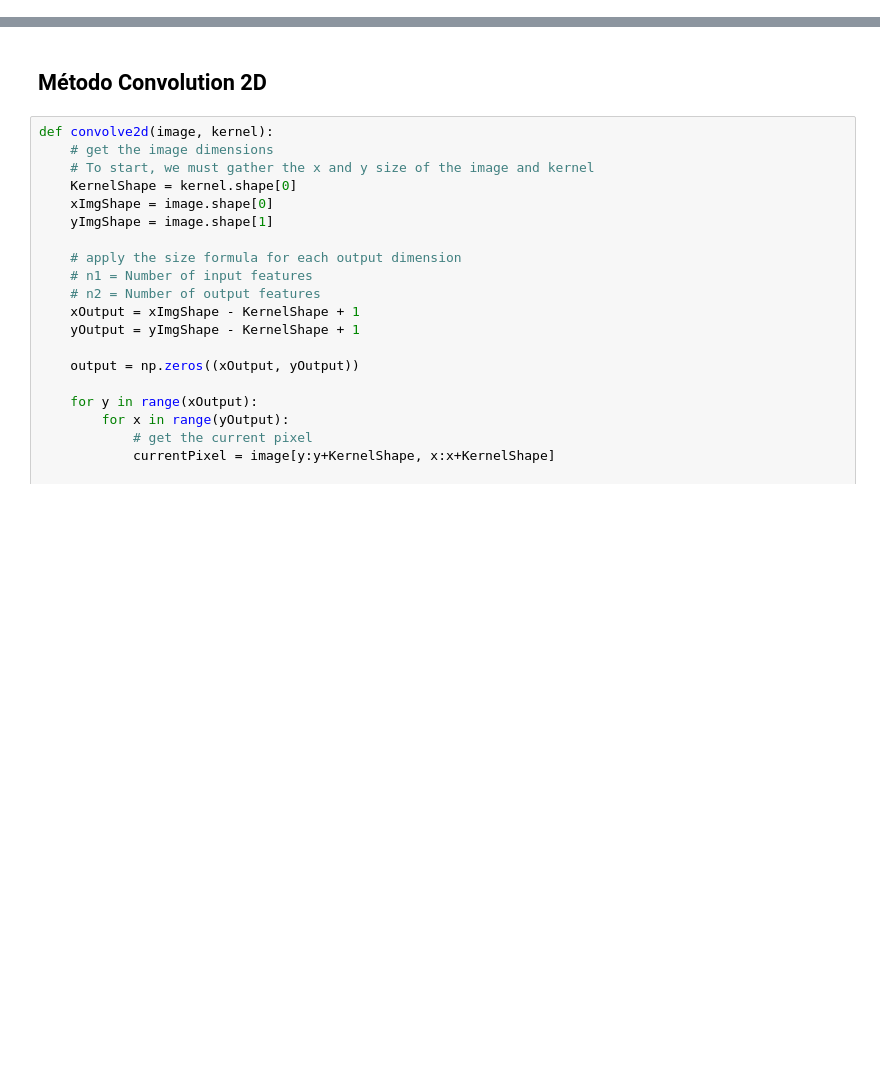
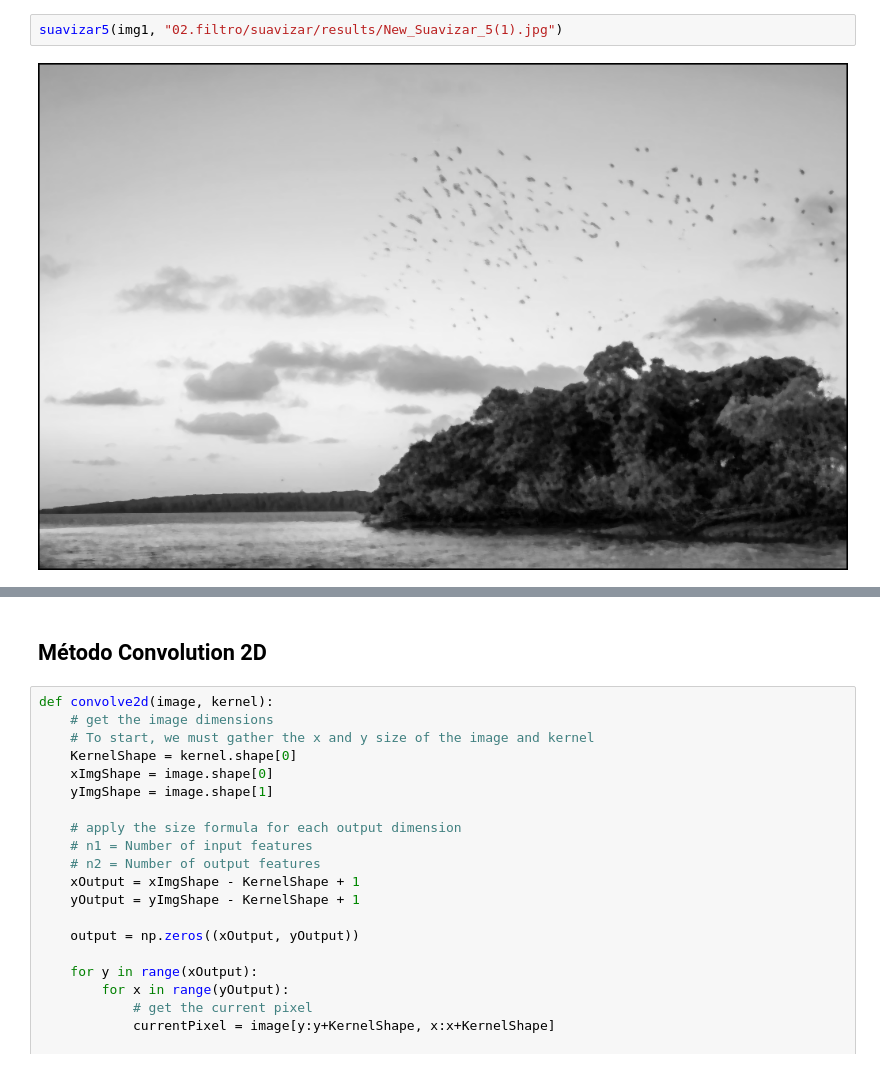
Before and after one commit to JVBravoo/visao_computacional, a Jupyter notebook: Atividade_02/atividade_02.ipynb, the cells around one changed output, grey strips where cells are left out. Drawn from its saved outputs; the diff is of its cells as text; blank space fills up the shorter version.

```diff
--- a/Atividade_02/atividade_02.ipynb
+++ b/Atividade_02/atividade_02.ipynb
@@ -0,0 +95,4 @@
+# %%
+suavizar5(img1, "02.filtro/suavizar/results/New_Suavizar_5(1).jpg")
+# %% [output]
+[figure, added]
```
Also changed, not shown: parts of 17 cells of this notebook, 5 other files.
